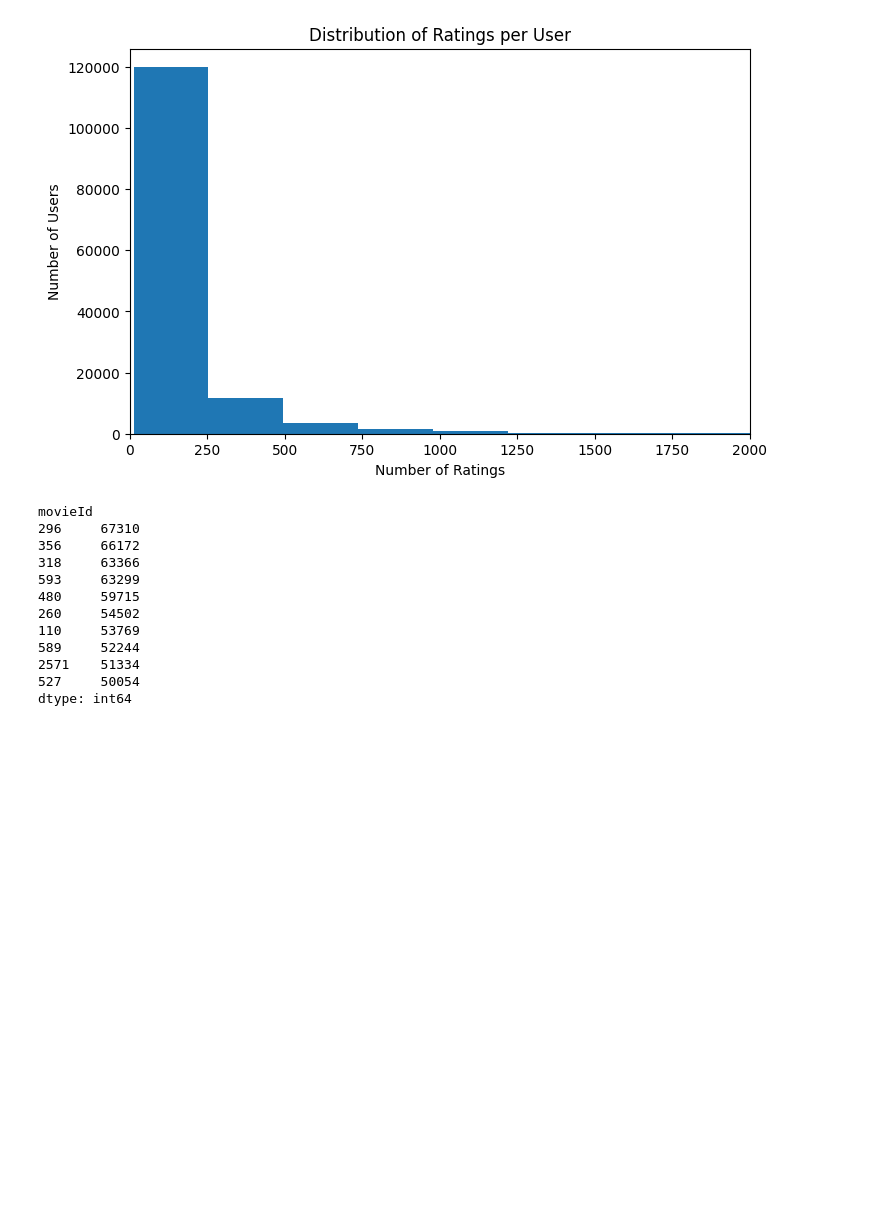
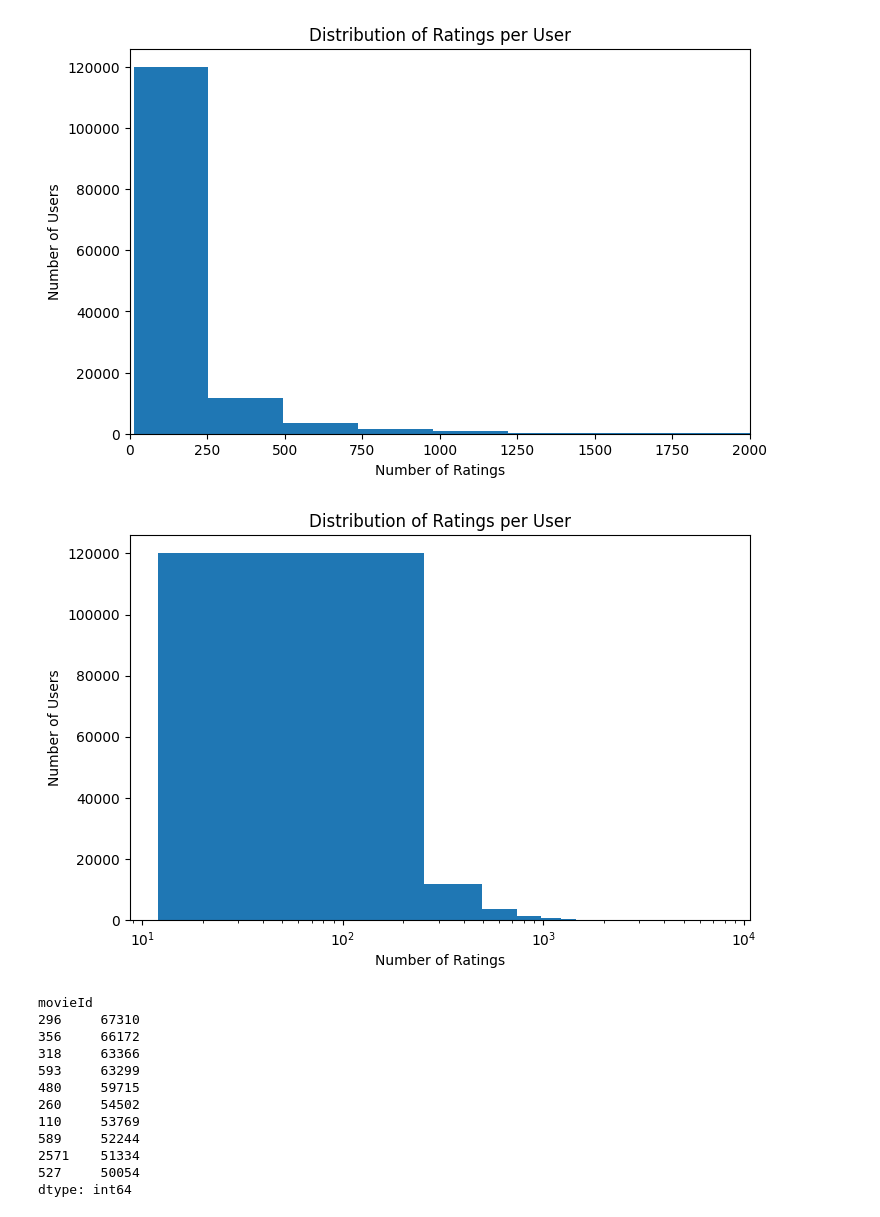
Before and after one commit to Hemanthsai456/Leveraging-Poster-and-Trailer-Audio-Embeddings-for-Cold-Start-Movie-Recommendation, a Jupyter notebook: notebooks/01_Notebook.ipynb, the cells around one changed output. Drawn from its saved outputs; the diff is of its cells as text; code cells hidden in the pictures; blank space fills up the shorter version.

```diff
--- a/notebooks/01_Notebook.ipynb
+++ b/notebooks/01_Notebook.ipynb
@@ -284,6 +293,16 @@ plt.xlim(0, 2000)
 plt.show()
 # %% [output]
 [figure]
+# %%
+plt.figure(figsize=(8, 5))
+plt.hist(ratings_per_user, bins=32)
+plt.title("Distribution of Ratings per User")
+plt.xlabel("Number of Ratings")
+plt.ylabel("Number of Users")
+plt.xscale("log")
+plt.show()
+# %% [output]
+[figure, added]
 # %%
 top_movies = (multimodal_ratings.groupby("movieId").size().sort_values(ascending=False).head(10))
 print(top_movies)
```
Also changed, not shown: parts of 34 cells of this notebook.
